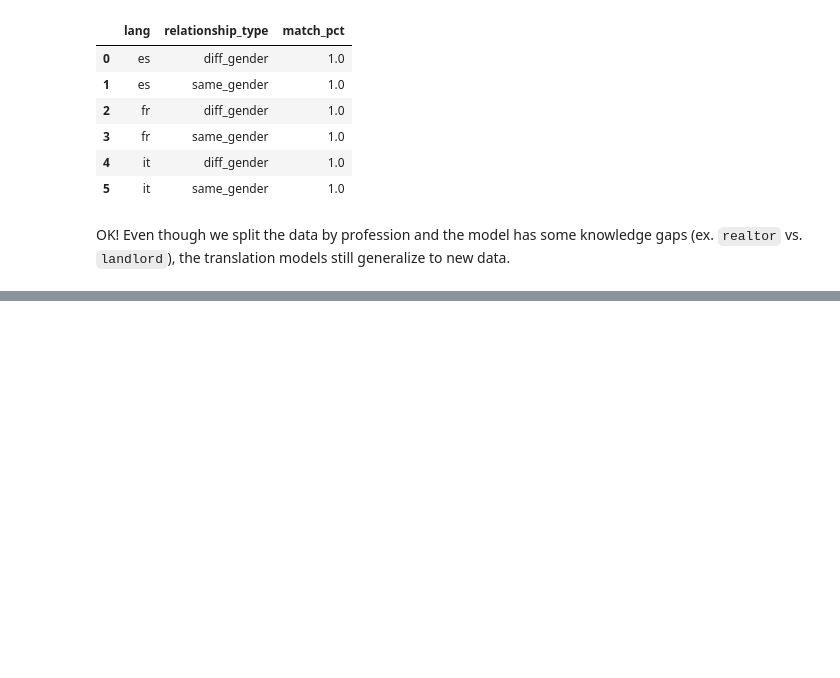
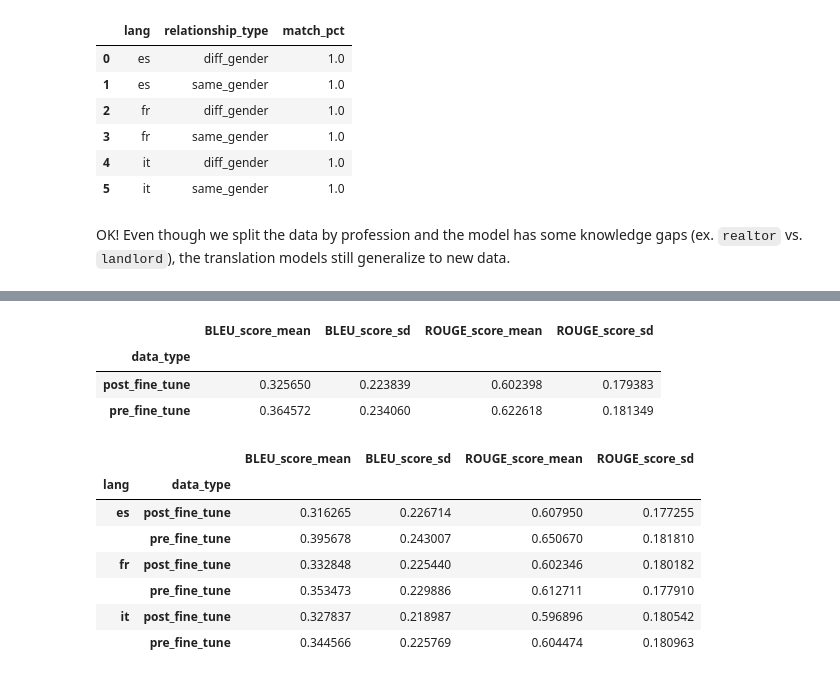
Before and after one commit to ianbstewart/multilingual-same-gender-bias, a Jupyter notebook: retrain_translation_model.ipynb, the cells around one changed output, grey strips where cells are left out. Drawn from its saved outputs; the diff is of its cells as text; code cells hidden in the pictures; blank space fills up the shorter version.

Commit message:
computed translation accuracy after fine-tune

```diff
--- a/retrain_translation_model.ipynb
+++ b/retrain_translation_model.ipynb
@@ -248,0 +249,14 @@ TODO: test performance on EuroParl data before/after fine-tuning, BLEU/ROUGE
+# %%
+import pandas as pd
+langs = ['es', 'fr', 'it']
+accuracy_score_data = []
+for lang_i in langs:
+    pre_fine_tune_data_file_i = f'data/MT/data_{lang_i}/test_data_output.gz'
+    post_fine_tune_data_file_i = f'data/MT/data_{lang_i}/translation_data_type=relationship_finetune/test_data_output.gz'
+    pre_fine_tune_data_i = pd.read_csv(pre_fine_tune_data_file_i, sep='\t', compression='gzip')
+    post_fine_tune_data_i = pd.read_csv(post_fine_tune_data_file_i, sep='\t', compression='gzip')
+    pre_fine_tune_data_i = pre_fine_tune_data_i.assign(**{'data_type' : 'pre_fine_tune', 'lang' : lang_i})
+    post_fine_tune_data_i = post_fine_tune_data_i.assign(**{'data_type' : 'post_fine_tune', 'lang' : lang_i})
+    accuracy_score_data.extend([pre_fine_tune_data_i, post_fine_tune_data_i])
+accuracy_score_data = pd.concat(accuracy_score_data, axis=0)
+display(accuracy_score_data.head())
@@ -248,0 +270,28 @@ TODO: test performance on EuroParl data before/after fine-tuning, BLEU/ROUGE
+# %%
+## overall scores
+def compute_mean_sd_scores(data, score_vars):
+    mean_accuracy_score_data = data.groupby('data_type').apply(lambda x: x.loc[:, score_vars].mean(axis=0).rename({score_var_i : f'{score_var_i}_mean' for score_var_i in score_vars}))
+    sd_accuracy_score_data = data.groupby('data_type').apply(lambda x: x.loc[:, score_vars].std(axis=0).rename({score_var_i : f'{score_var_i}_sd' for score_var_i in score_vars}))
+    mean_accuracy_score_data = pd.concat([mean_accuracy_score_data, sd_accuracy_score_data], axis=1)
+    mean_accuracy_score_data = mean_accuracy_score_data.loc[:, list(sorted(mean_accuracy_score_data.columns))]
+    return mean_accuracy_score_data
+score_vars = ['BLEU_score', 'ROUGE_score']
+mean_accuracy_score_data = compute_mean_sd_scores(accuracy_score_data, score_vars)
+display(mean_accuracy_score_data)
+# %% [output]
+|  | BLEU_score_mean | BLEU_score_sd | ROUGE_score_mean | ROUGE_score_sd |
+| data_type |  |  |  |  |
+| post_fine_tune | 0.325650 | 0.223839 | 0.602398 | 0.179383 |
+| pre_fine_tune | 0.364572 | 0.234060 | 0.622618 | 0.181349 |
+# %%
+per_lang_mean_accuracy_score_data = accuracy_score_data.groupby('lang').apply(lambda x: compute_mean_sd_scores(x, score_vars))
+display(per_lang_mean_accuracy_score_data)
+# %% [output]
+|  |  | BLEU_score_mean | BLEU_score_sd | ROUGE_score_mean | ROUGE_score_sd |
+| lang | data_type |  |  |  |  |
+| es | post_fine_tune | 0.316265 | 0.226714 | 0.607950 | 0.177255 |
+|  | pre_fine_tune | 0.395678 | 0.243007 | 0.650670 | 0.181810 |
+| fr | post_fine_tune | 0.332848 | 0.225440 | 0.602346 | 0.180182 |
+|  | pre_fine_tune | 0.353473 | 0.229886 | 0.612711 | 0.177910 |
+| it | post_fine_tune | 0.327837 | 0.218987 | 0.596896 | 0.180542 |
+|  | pre_fine_tune | 0.344566 | 0.225769 | 0.604474 | 0.180963 |
```
Also changed, not shown: parts of 3 cells of this notebook.
